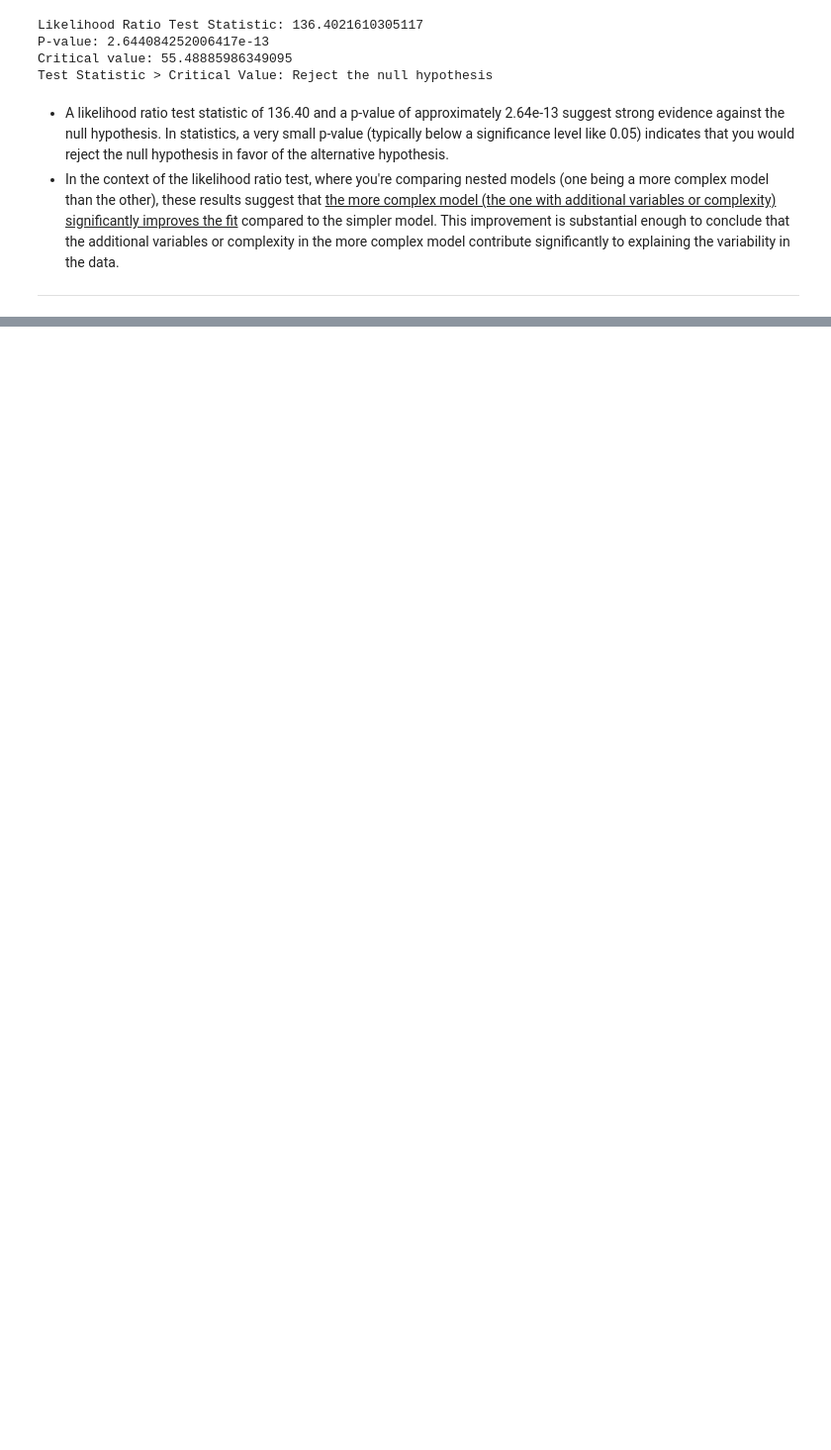
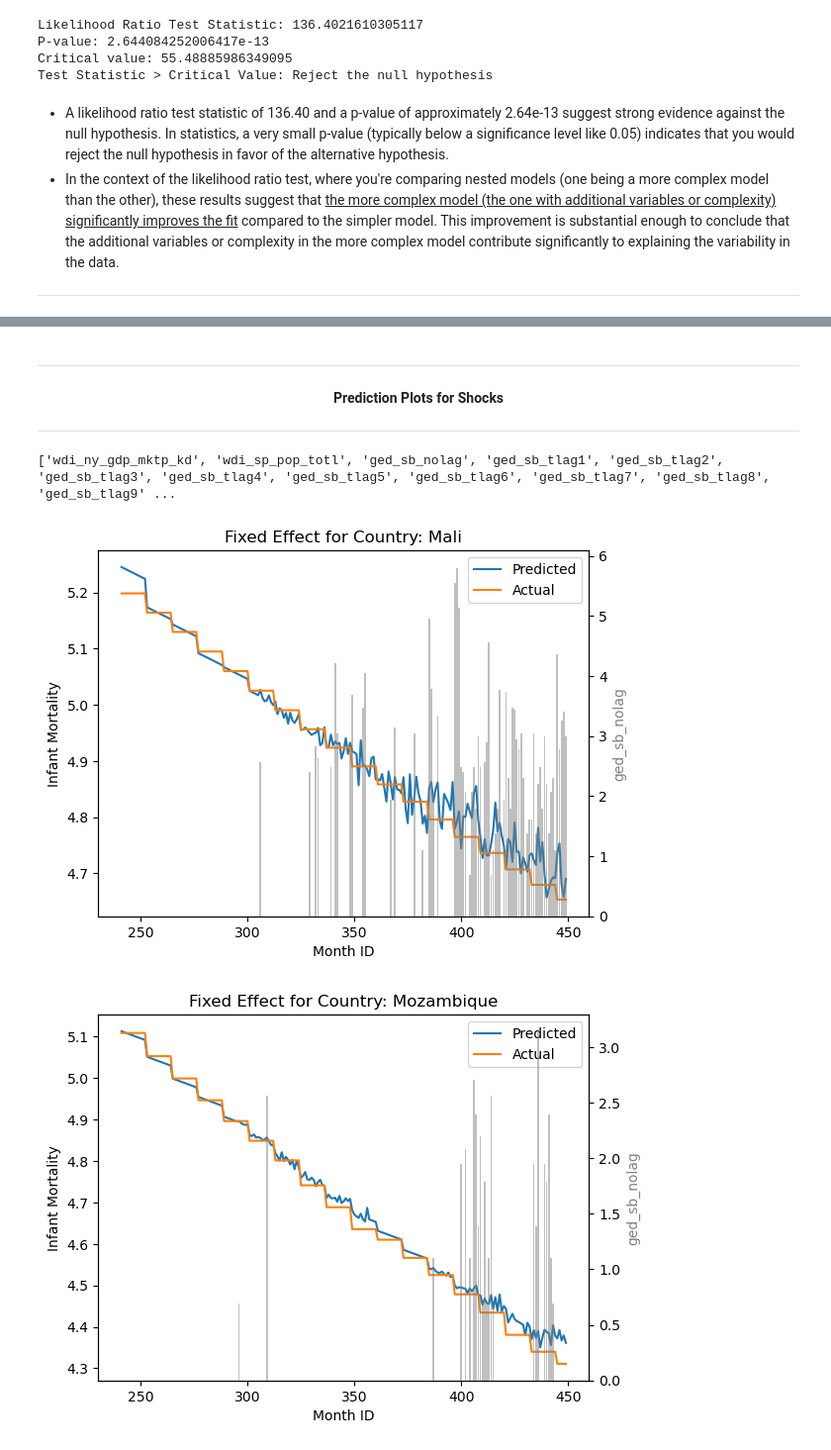
Before and after one commit to prio-data/Monthly-to-Annually-Link, a Jupyter notebook: comparing_likelihood_ratio.ipynb, the cells around one changed output, grey strips where cells are left out. Shown at 99% size. Drawn from its saved outputs; the diff is of its cells as text; code cells hidden in the pictures; blank space fills up the shorter version.

```diff
--- a/comparing_likelihood_ratio.ipynb
+++ b/comparing_likelihood_ratio.ipynb
@@ -188,10 +188,10 @@ data_without_shocks.results
 # %%
 data_with_shocks = MonthToAnnualRegression(df)
 # %%
-independent_variable = ['wdi_ny_gdp_mktp_kd', 'wdi_sp_pop_totl', 'ged_sb_nolag', 'ged_sb_tlag1', 'ged_sb_tlag2', 'ged_sb_tlag3', 'ged_sb_tlag4', 'ged_sb_tlag5', 'ged_sb_tlag6', 'ged_sb_tlag7', 'ged_sb_tlag8', 'ged_sb_tlag9', 'ged_sb_tlag10', 'ged_sb_tlag11', 'ged_sb_tlag12', 'ged_sb_tlag13', 'ged_sb_tlag14', 'ged_sb_tlag15', 'ged_sb_tlag16', 'ged_sb_tlag17',
+independent_variable_with_shocks = ['wdi_ny_gdp_mktp_kd', 'wdi_sp_pop_totl', 'ged_sb_nolag', 'ged_sb_tlag1', 'ged_sb_tlag2', 'ged_sb_tlag3', 'ged_sb_tlag4', 'ged_sb_tlag5', 'ged_sb_tlag6', 'ged_sb_tlag7', 'ged_sb_tlag8', 'ged_sb_tlag9', 'ged_sb_tlag10', 'ged_sb_tlag11', 'ged_sb_tlag12', 'ged_sb_tlag13', 'ged_sb_tlag14', 'ged_sb_tlag15', 'ged_sb_tlag16', 'ged_sb_tlag17',
                         'ged_sb_tlag18', 'ged_sb_tlag19', 'ged_sb_tlag20', 'ged_sb_tlag21', 'ged_sb_tlag22', 'ged_sb_tlag23', 'ged_sb_tlag24', 'ged_sb_tlag25', 'ged_sb_tlag26', 'ged_sb_tlag27', 'ged_sb_tlag28', 'ged_sb_tlag29', 'ged_sb_tlag30', 'ged_sb_tlag31', 'ged_sb_tlag32', 'ged_sb_tlag33', 'ged_sb_tlag34', 'ged_sb_tlag35', 'ged_sb_tlag36', 'country_id', 'month_id']
 dependent_variable = 'wdi_sh_dyn_mort_fe'
-data_with_shocks.ols_regression(independent_variable, dependent_variable,'Fixed Effect')
+data_with_shocks.ols_regression(independent_variable_with_shocks, dependent_variable,'Fixed Effect')
 # %% [output]
 ['wdi_ny_gdp_mktp_kd', 'wdi_sp_pop_totl', 'ged_sb_nolag', 'ged_sb_tlag1', 'ged_sb_tlag2', 'ged_sb_tlag3', 'ged_sb_tlag4', 'ged_sb_tlag5', 'ged_sb_tlag6', 'ged_sb_tlag7', 'ged_sb_tlag8', 'ged_sb_tlag9' ...
 month_id  country_id
@@ -247,0 +272,15 @@ ___
+# %% [markdown]
+___
+**<center>Prediction Plots for Shocks</center>**
+
+___
+# %%
+out_of_sample.models = data_with_shocks.models
+out_of_sample.prediction(independent_variable_with_shocks, dependent_variable, 'Fixed Effect')
+for country_id in [50, 162, 47, 214, 69, 246]:
+    out_of_sample.plot_time_series_regression(
+        independent_variable_without_shocks, dependent_variable, 'Fixed Effect', country_id, 'ged_sb_nolag')
+# %% [output]
+['wdi_ny_gdp_mktp_kd', 'wdi_sp_pop_totl', 'ged_sb_nolag', 'ged_sb_tlag1', 'ged_sb_tlag2', 'ged_sb_tlag3', 'ged_sb_tlag4', 'ged_sb_tlag5', 'ged_sb_tlag6', 'ged_sb_tlag7', 'ged_sb_tlag8', 'ged_sb_tlag9' ...
+[figure, added]
+[figure, added]
```
Also changed, not shown: parts of 11 cells of this notebook.
